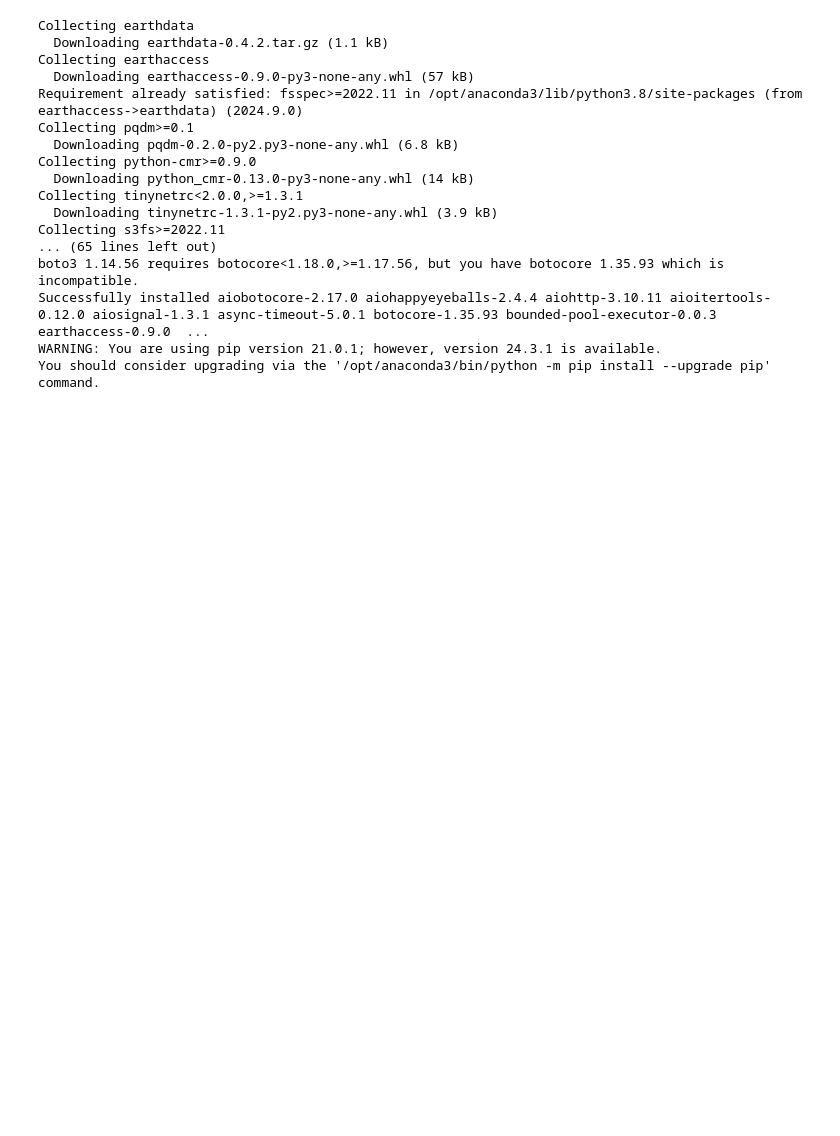
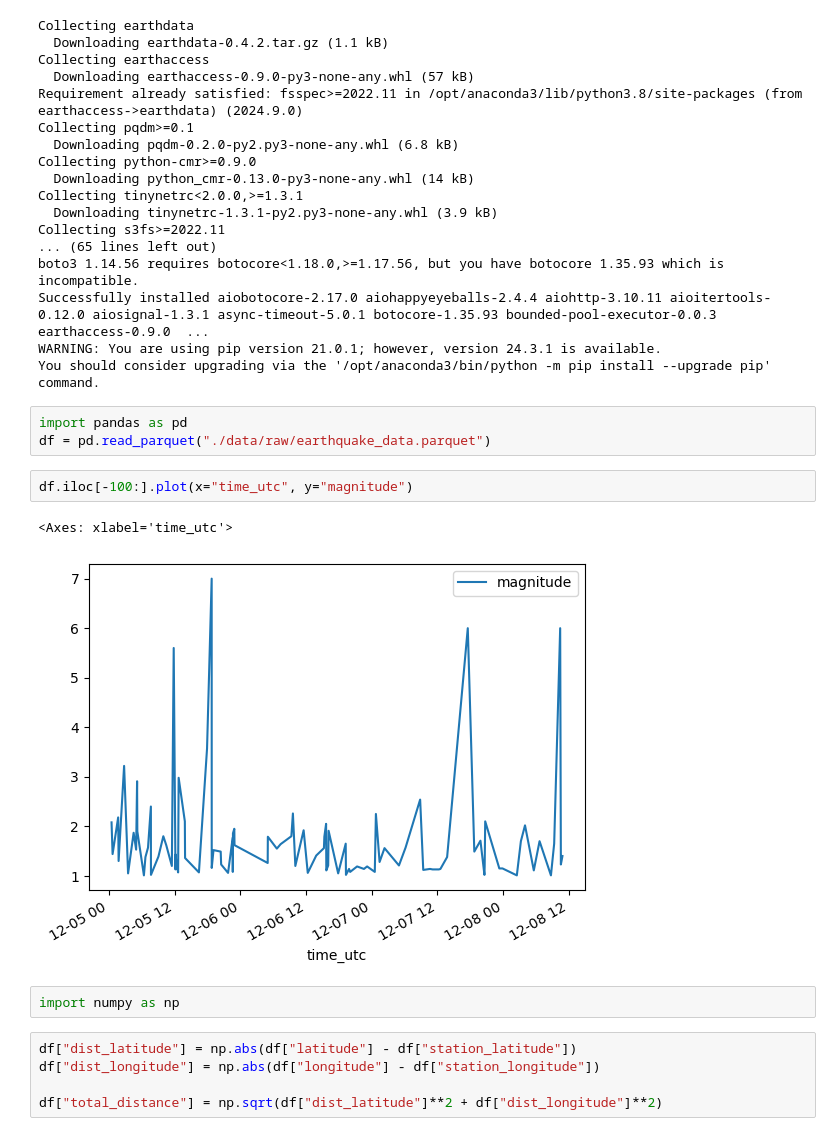
Before and after one commit to iglesiascaio/earthquake_prediction, a Jupyter notebook: notebooks/data_exploration.ipynb, the cells around one changed output. Saved outputs shown, nothing was run; the diff lists cells and outputs as text; blank space fills up the shorter version.

Commit message:
update changes data exploration

```diff
--- a/notebooks/data_exploration.ipynb
+++ b/notebooks/data_exploration.ipynb
@@ -858,3 +858,18 @@ boto3 1.14.56 requires botocore<1.18.0,>=1.17.56, but you have botocore 1.35.93
 Successfully installed aiobotocore-2.17.0 aiohappyeyeballs-2.4.4 aiohttp-3.10.11 aioitertools-0.12.0 aiosignal-1.3.1 async-timeout-5.0.1 botocore-1.35.93 bounded-pool-executor-0.0.3 earthaccess-0.9.0  ...
 WARNING: You are using pip version 21.0.1; however, version 24.3.1 is available.
 You should consider upgrading via the '/opt/anaconda3/bin/python -m pip install --upgrade pip' command.
+# %%
+import pandas as pd
+df = pd.read_parquet("./data/raw/earthquake_data.parquet")
+# %%
+df.iloc[-100:].plot(x="time_utc", y="magnitude")
+# %% [output]
+<Axes: xlabel='time_utc'>
+[figure, added]
+# %%
+import numpy as np
+# %%
+df["dist_latitude"] = np.abs(df["latitude"] - df["station_latitude"])
+df["dist_longitude"] = np.abs(df["longitude"] - df["station_longitude"])
+
+df["total_distance"] = np.sqrt(df["dist_latitude"]**2 + df["dist_longitude"]**2)
```
Also changed, not shown: parts of 2 cells of this notebook.
